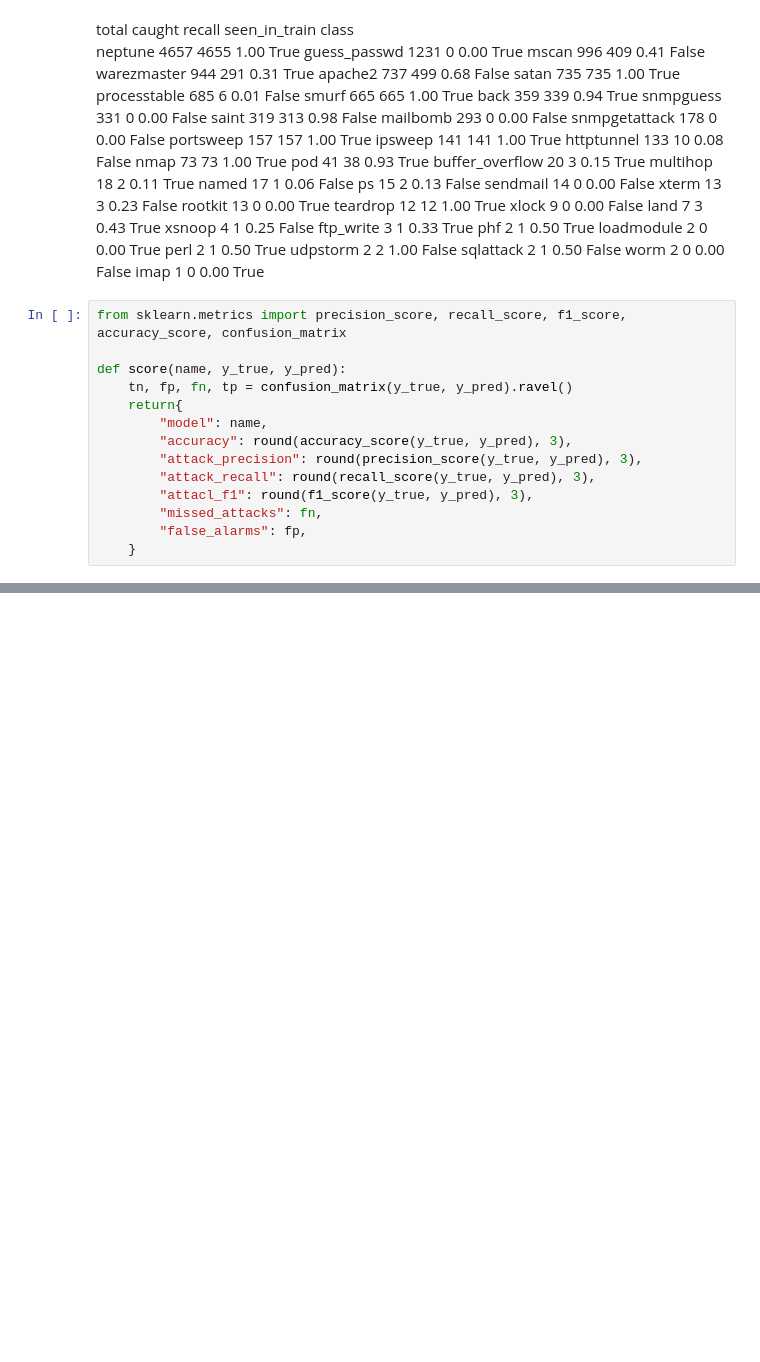
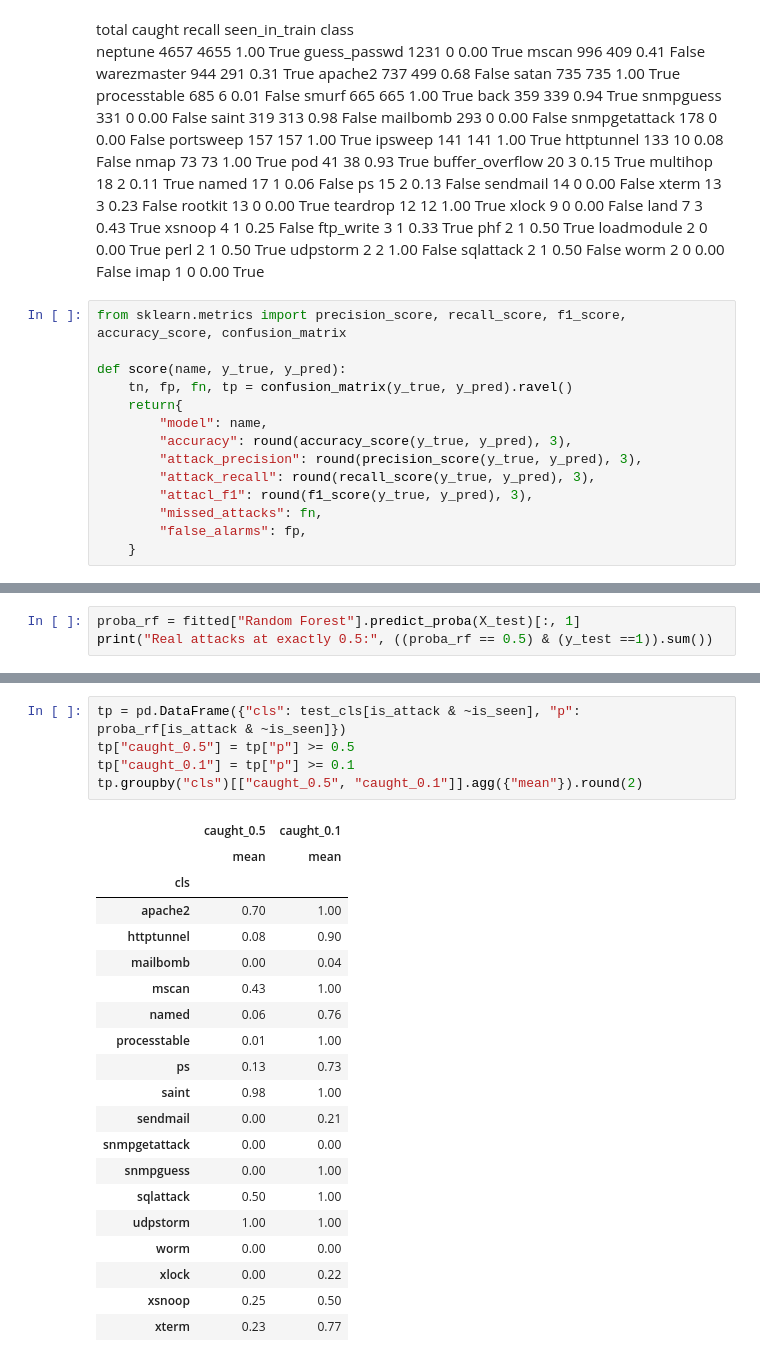
Before and after one commit to shlok3664/spiral, a Jupyter notebook: notebooks/01_baseline.ipynb, the cells around one changed output, grey strips where cells are left out. Saved outputs shown, nothing was run; the diff lists cells and outputs as text; blank space fills up the shorter version.

```diff
--- a/notebooks/01_baseline.ipynb
+++ b/notebooks/01_baseline.ipynb
@@ -253,0 +517,3 @@ NameError: name 'Pipeline' is not defined
+# %%
+proba_rf = fitted["Random Forest"].predict_proba(X_test)[:, 1]
+print("Real attacks at exactly 0.5:", ((proba_rf == 0.5) & (y_test ==1)).sum())
@@ -253,0 +538,26 @@ NameError: name 'Pipeline' is not defined
+# %%
+tp = pd.DataFrame({"cls": test_cls[is_attack & ~is_seen], "p": proba_rf[is_attack & ~is_seen]})
+tp["caught_0.5"] = tp["p"] >= 0.5
+tp["caught_0.1"] = tp["p"] >= 0.1
+tp.groupby("cls")[["caught_0.5", "caught_0.1"]].agg({"mean"}).round(2)
+# %% [output]
+|  | caught_0.5 | caught_0.1 |
+|  | mean | mean |
+| cls |  |  |
+| apache2 | 0.70 | 1.00 |
+| httptunnel | 0.08 | 0.90 |
+| mailbomb | 0.00 | 0.04 |
+| mscan | 0.43 | 1.00 |
+| named | 0.06 | 0.76 |
+| processtable | 0.01 | 1.00 |
+| ps | 0.13 | 0.73 |
+| saint | 0.98 | 1.00 |
+| sendmail | 0.00 | 0.21 |
+| snmpgetattack | 0.00 | 0.00 |
+| snmpguess | 0.00 | 1.00 |
+| sqlattack | 0.50 | 1.00 |
+| udpstorm | 1.00 | 1.00 |
+| worm | 0.00 | 0.00 |
+| xlock | 0.00 | 0.22 |
+| xsnoop | 0.25 | 0.50 |
+| xterm | 0.23 | 0.77 |
```
Also changed, not shown: parts of 20 cells of this notebook.
